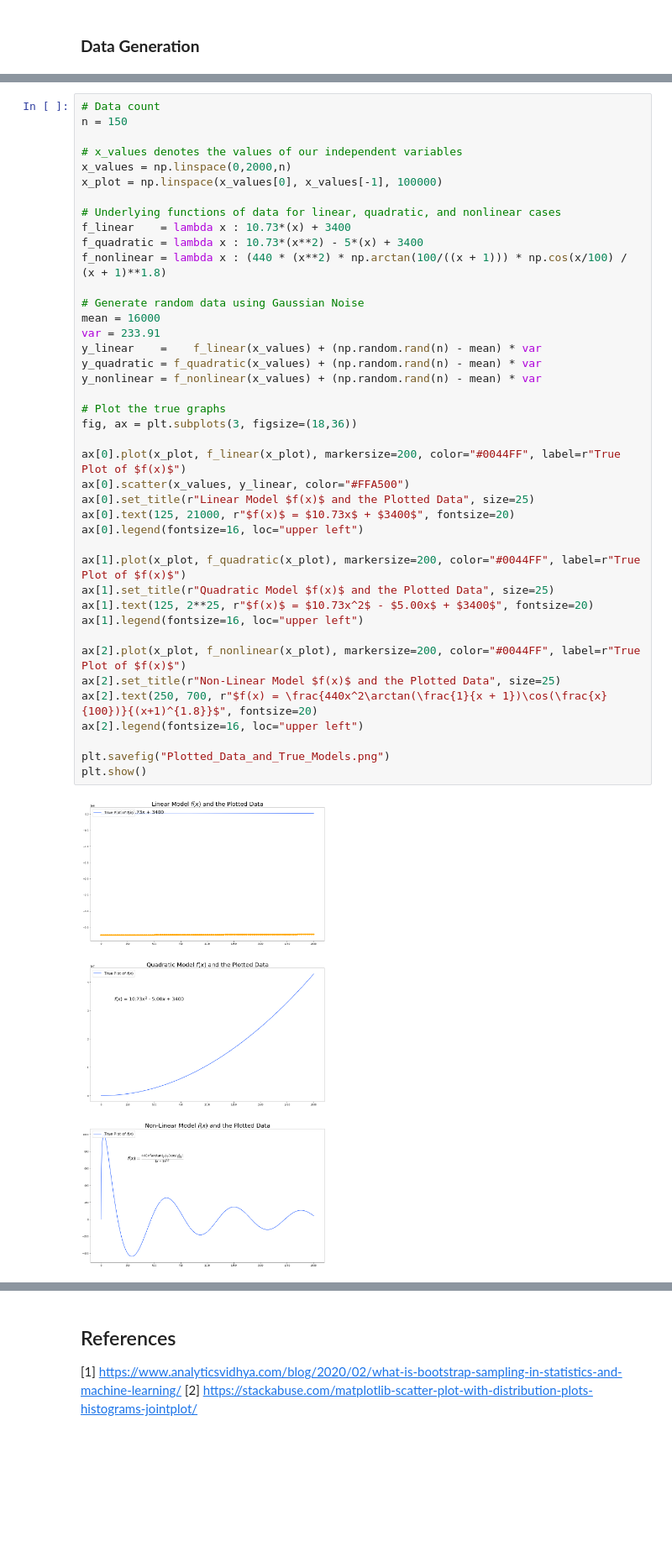
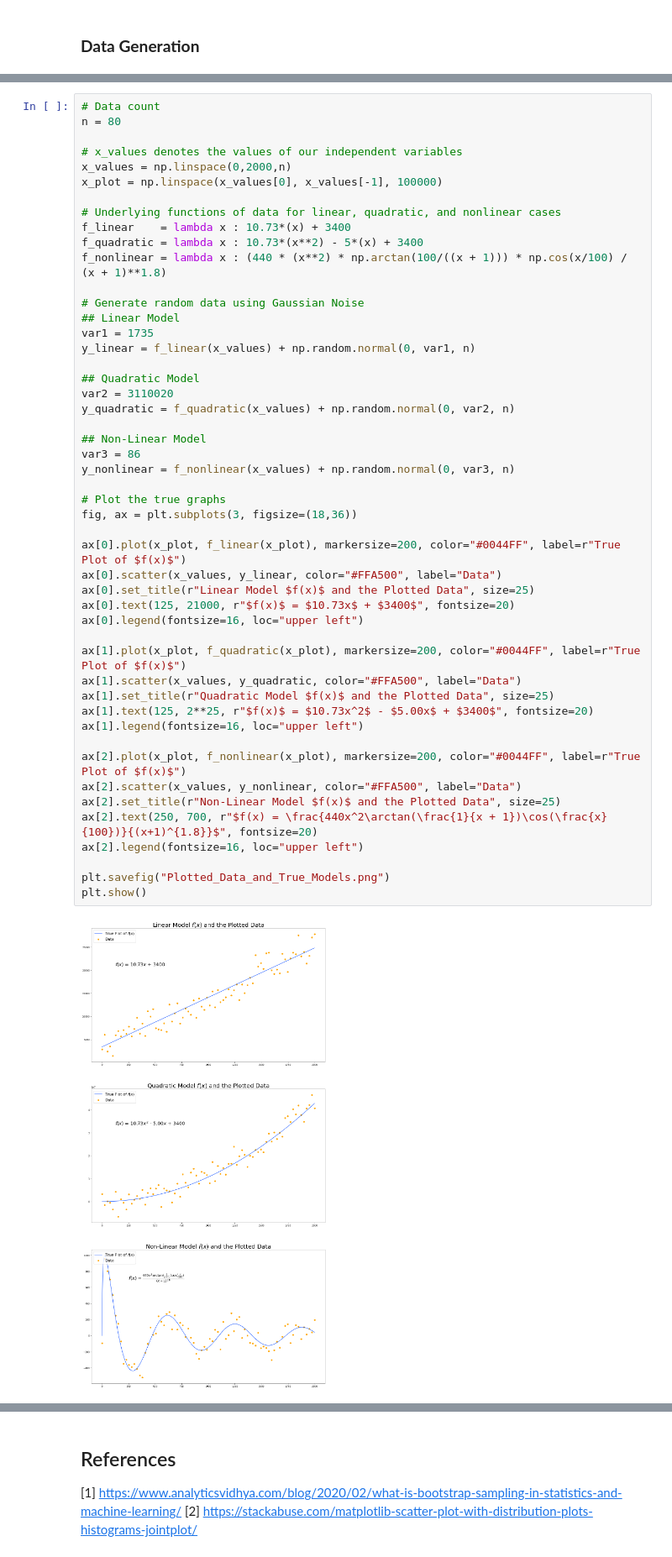
Before and after one commit to ririye01/Exploring-Errors-in-Regression, a Jupyter notebook: Errors in Regression.ipynb, the cells around one changed output, grey strips where cells are left out. Shown at 84% size. Cells and saved outputs as stored; diff of their text form; blank space fills up the shorter version.

```diff
--- a/Errors in Regression.ipynb
+++ b/Errors in Regression.ipynb
@@ -57,44 +57,52 @@ To generate data, I will first be establishing the true population models that I
 The reason why I am using multiple models of varying complexities is because I want to observe exactly how our Regression methods react to different patterns of data. Depending on the flexibility and bias, Spline regression with a high degree of freedom for example might have a much more severe reaction to a more complex non-linear $f$ than a simple linear regression model would.
 # %%
 # Data count
-n = 150
+n = 80
 
 # x_values denotes the values of our independent variables
 x_values = np.linspace(0,2000,n)
 x_plot = np.linspace(x_values[0], x_values[-1], 100000)
 
 # Underlying functions of data for linear, quadratic, and nonlinear cases
 f_linear    = lambda x : 10.73*(x) + 3400
 f_quadratic = lambda x : 10.73*(x**2) - 5*(x) + 3400
 f_nonlinear = lambda x : (440 * (x**2) * np.arctan(100/((x + 1))) * np.cos(x/100) / (x + 1)**1.8)
 
 # Generate random data using Gaussian Noise
-mean = 16000
-var = 233.91
-y_linear    =    f_linear(x_values) + (np.random.rand(n) - mean) * var
-y_quadratic = f_quadratic(x_values) + (np.random.rand(n) - mean) * var
-y_nonlinear = f_nonlinear(x_values) + (np.random.rand(n) - mean) * var
+## Linear Model
+var1 = 1735
+y_linear = f_linear(x_values) + np.random.normal(0, var1, n)
+
+## Quadratic Model
+var2 = 3110020
+y_quadratic = f_quadratic(x_values) + np.random.normal(0, var2, n)
+
+## Non-Linear Model
+var3 = 86
+y_nonlinear = f_nonlinear(x_values) + np.random.normal(0, var3, n)
 
 # Plot the true graphs
 fig, ax = plt.subplots(3, figsize=(18,36))
 
 ax[0].plot(x_plot, f_linear(x_plot), markersize=200, color="#0044FF", label=r"True Plot of $f(x)$")
-ax[0].scatter(x_values, y_linear, color="#FFA500")
+ax[0].scatter(x_values, y_linear, color="#FFA500", label="Data")
 ax[0].set_title(r"Linear Model $f(x)$ and the Plotted Data", size=25)
 ax[0].text(125, 21000, r"$f(x)$ = $10.73x$ + $3400$", fontsize=20)
 ax[0].legend(fontsize=16, loc="upper left")
 
 ax[1].plot(x_plot, f_quadratic(x_plot), markersize=200, color="#0044FF", label=r"True Plot of $f(x)$")
+ax[1].scatter(x_values, y_quadratic, color="#FFA500", label="Data")
 ax[1].set_title(r"Quadratic Model $f(x)$ and the Plotted Data", size=25)
 ax[1].text(125, 2**25, r"$f(x)$ = $10.73x^2$ - $5.00x$ + $3400$", fontsize=20)
 ax[1].legend(fontsize=16, loc="upper left")
 
 ax[2].plot(x_plot, f_nonlinear(x_plot), markersize=200, color="#0044FF", label=r"True Plot of $f(x)$")
+ax[2].scatter(x_values, y_nonlinear, color="#FFA500", label="Data")
 ax[2].set_title(r"Non-Linear Model $f(x)$ and the Plotted Data", size=25)
 ax[2].text(250, 700, r"$f(x) = \frac{440x^2\arctan(\frac{1}{x + 1})\cos(\frac{x}{100})}{(x+1)^{1.8}}$", fontsize=20)
 ax[2].legend(fontsize=16, loc="upper left")
 
 plt.savefig("Plotted_Data_and_True_Models.png")
 plt.show()
 # %% [output]
-[figure, old version]
+[figure, new version]
```
Also changed, not shown: parts of 6 cells of this notebook, 1 other file.
